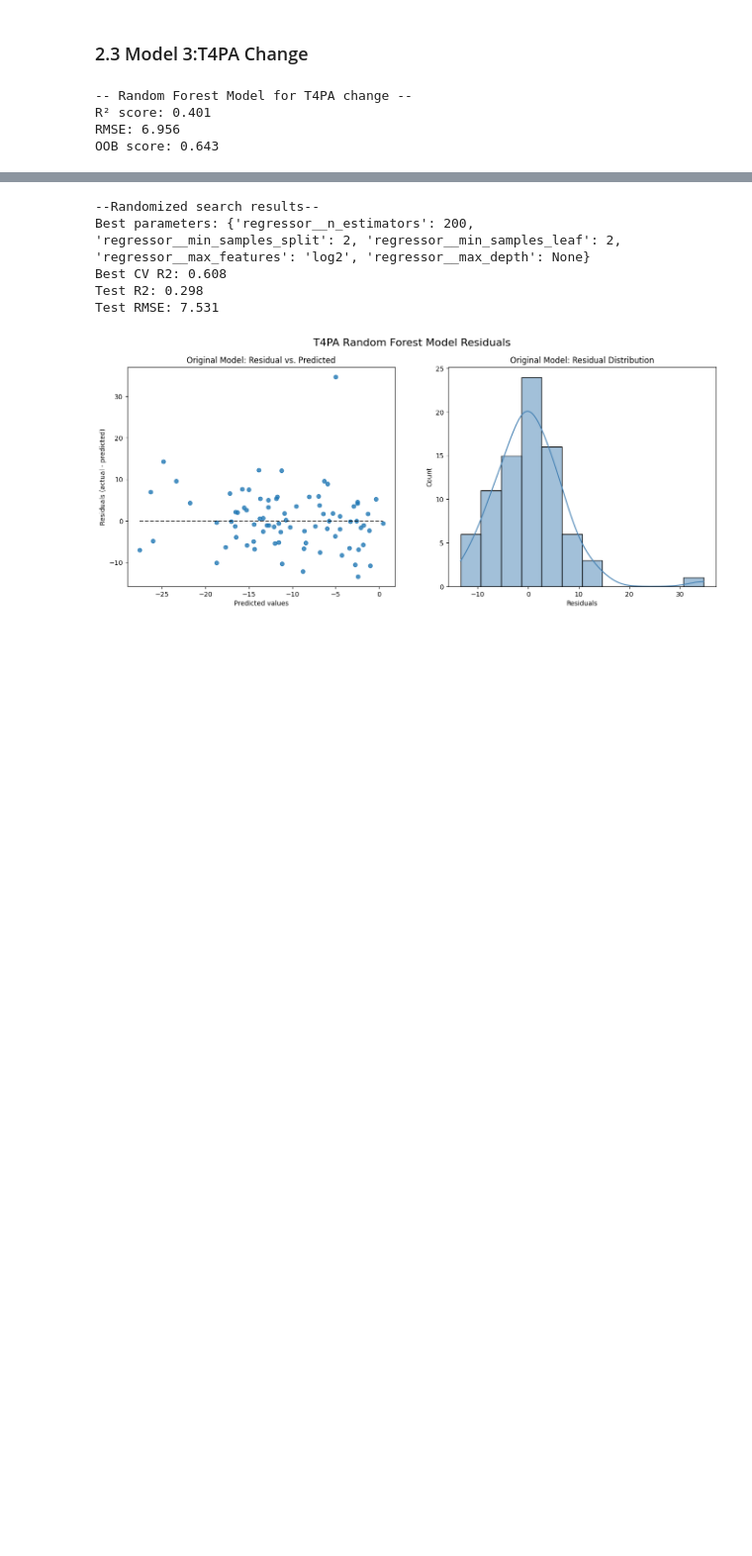
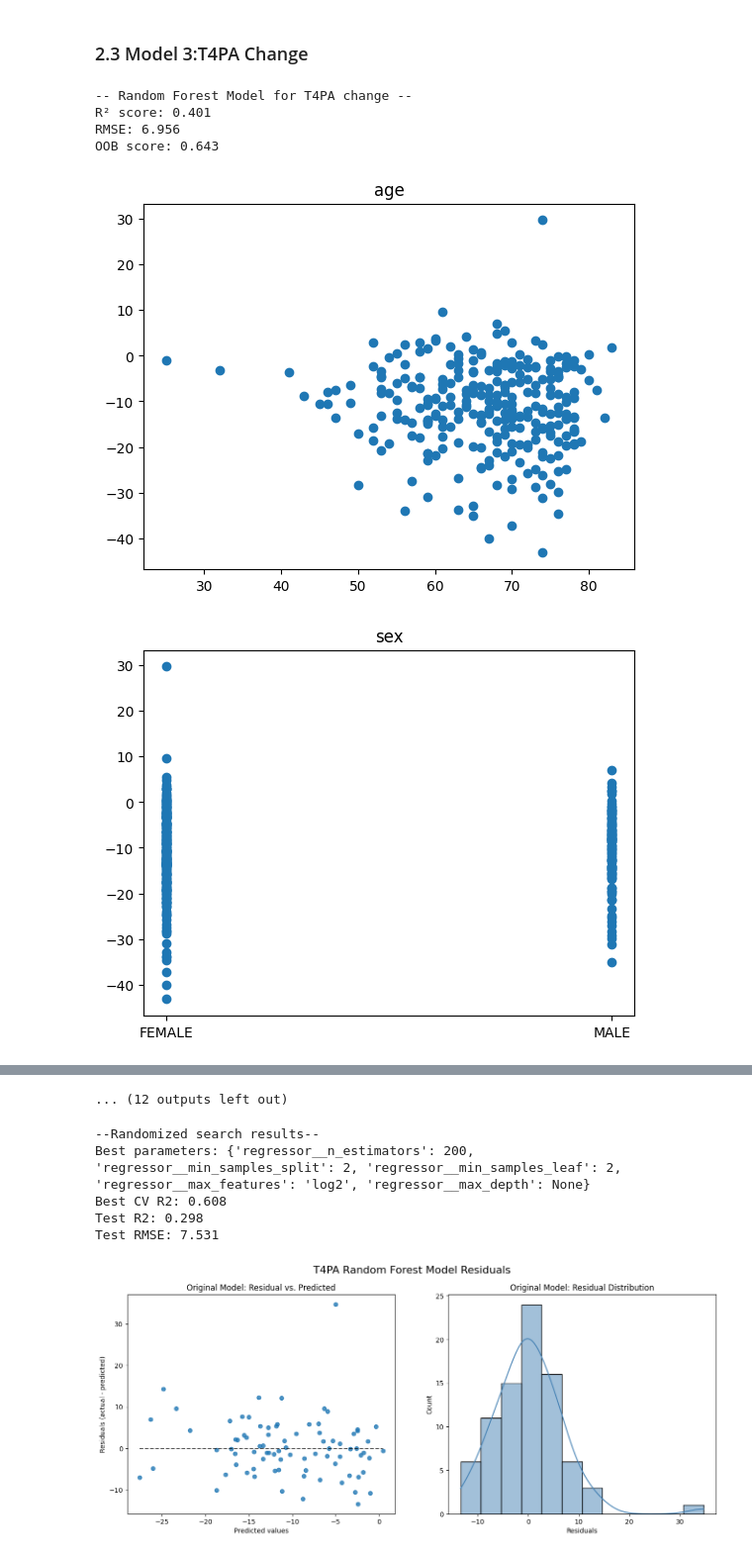
Before and after one commit to 124578-UW/Data-Science-Capstone, a Jupyter notebook: notebooks/03_ml_model_baseline.ipynb, the cells around one changed output, grey strips where cells are left out. Shown at 99% size. Cells and saved outputs as stored; diff of their text form; code cells hidden in the pictures; blank space fills up the shorter version.

```diff
--- a/notebooks/03_ml_model_baseline.ipynb
+++ b/notebooks/03_ml_model_baseline.ipynb
@@ -599,3 +617,11 @@ print(f"OOB score: {T4PA_rf_oob:.3f}")
 R² score: 0.401
 RMSE: 6.956
 OOB score: 0.643
+# %%
+for i in features:
+    plt.scatter(df[i], df["T4PA_change"])
+    plt.title(i)
+    plt.show()
+# %% [output]
+[figure, added]
+[figure, added]
@@ -602,3 +638,4 @@ OOB score: 0.643
+... (12 outputs left out)
 # %%
 param_distributions = {"regressor__n_estimators": [200, 300, 400, 500, 600],
                "regressor__max_depth": [ 8, 12, 15, 20, None],
```
Also changed, not shown: parts of 5 cells of this notebook.
